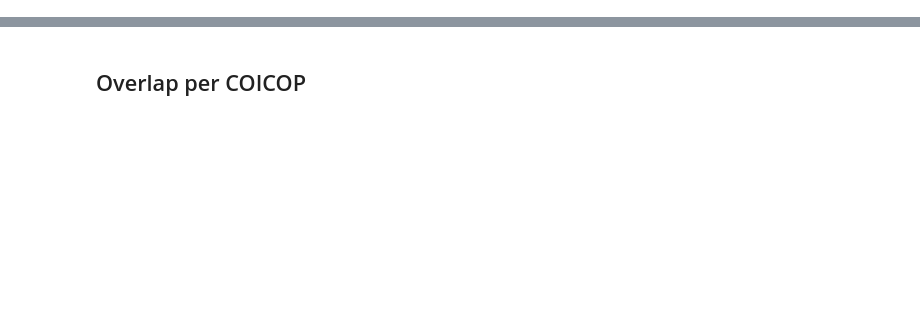
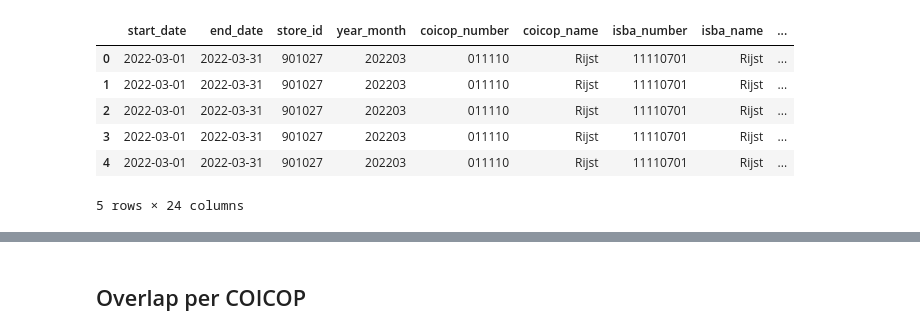
Before and after one commit to ssi-wp3/ssi-wp3, a Jupyter notebook: Notebooks/12 - Product overlap.ipynb, the cells around one changed output, grey strips where cells are left out. Drawn from its saved outputs; the diff is of its cells as text; code cells hidden in the pictures; blank space fills up the shorter version.

```diff
--- a/Notebooks/12 - Product overlap.ipynb
+++ b/Notebooks/12 - Product overlap.ipynb
@@ -22,4 +51,12 @@ os.listdir(data_directory)
 # %%
-plus_df = pd.read_parquet(os.path.join(data_directory, "ssi_plus_revenue_receipts.parquet"), engine="pyarrow")
+plus_df = pd.read_parquet(os.path.join(data_directory, "ssi_plus_revenue.parquet"), engine="pyarrow")
 plus_df.receipt_text = plus_df.receipt_text.str.replace('[^0-9a-zA-Z.,-/ ]', '', regex=True).str.lstrip().str.rstrip().str.lower()
 plus_df.head()
+# %% [output]
+|  | start_date | end_date | store_id | year_month | coicop_number | coicop_name | isba_number | isba_name | ... |
+| 0 | 2022-03-01 | 2022-03-31 | 901027 | 202203 | 011110 | Rijst | 11110701 | Rijst | ... |
+| 1 | 2022-03-01 | 2022-03-31 | 901027 | 202203 | 011110 | Rijst | 11110701 | Rijst | ... |
+| 2 | 2022-03-01 | 2022-03-31 | 901027 | 202203 | 011110 | Rijst | 11110701 | Rijst | ... |
+| 3 | 2022-03-01 | 2022-03-31 | 901027 | 202203 | 011110 | Rijst | 11110701 | Rijst | ... |
+| 4 | 2022-03-01 | 2022-03-31 | 901027 | 202203 | 011110 | Rijst | 11110701 | Rijst | ... |
+5 rows × 24 columns
```
Also changed, not shown: parts of 52 cells of this notebook, 1 other file.
